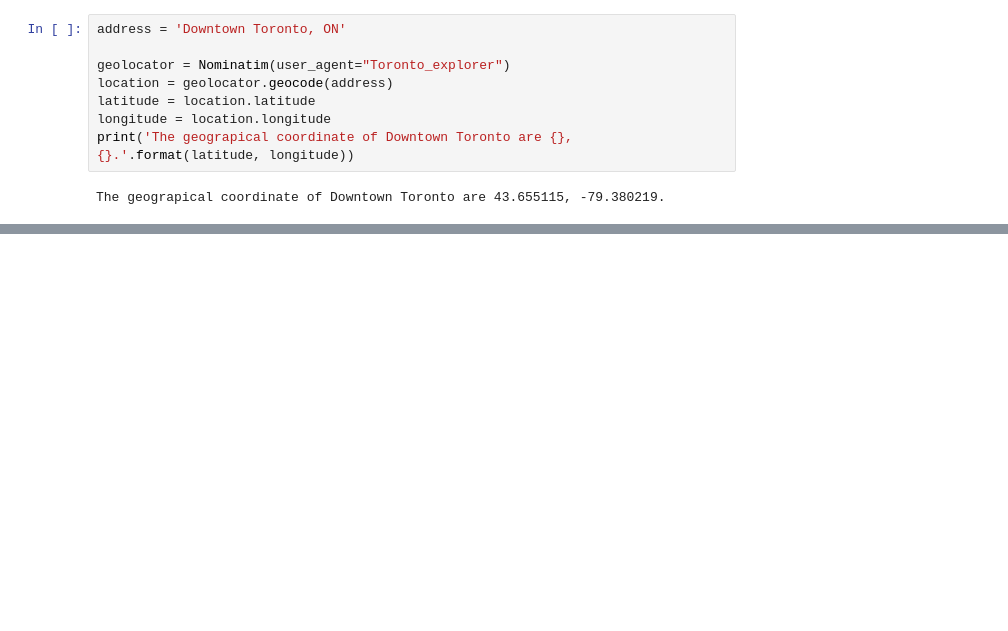
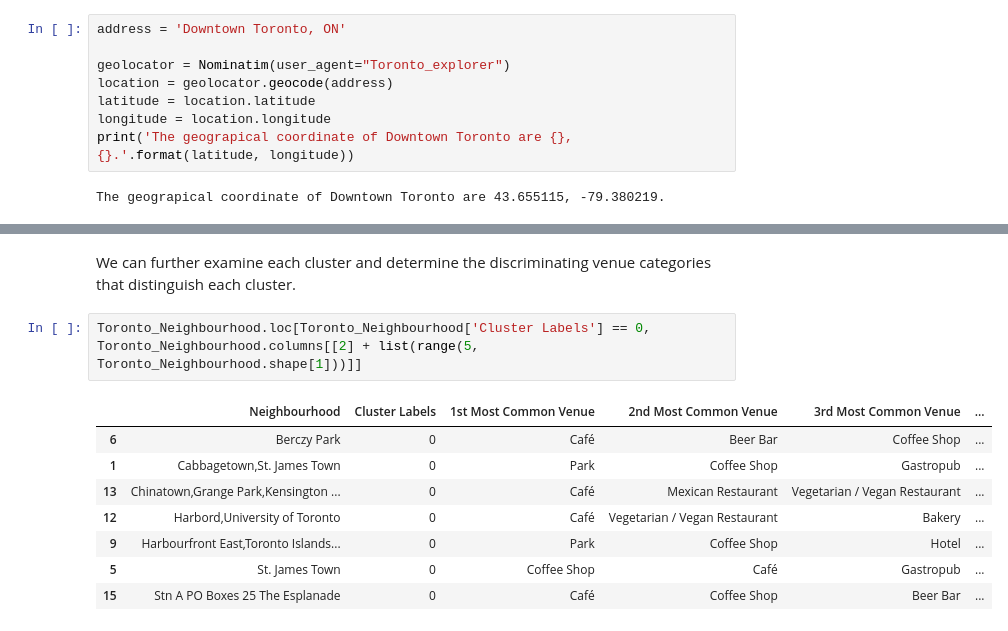
Before and after one commit to HodaMYoung/CapstonProject, a Jupyter notebook: Week3_Problem3.ipynb, the cells around one changed output, grey strips where cells are left out. Saved outputs shown, nothing was run; the diff lists cells and outputs as text; blank space fills up the shorter version.

```diff
--- a/Week3_Problem3.ipynb
+++ b/Week3_Problem3.ipynb
@@ -479,3 +479,16 @@ for lat, lon, poi, cluster in zip(Toronto_Neighbourhood['Latitude'], Toronto_Nei
 map_clusters
 # %% [output]
 [interactive output not drawn]
+# %% [markdown]
+We can further examine each cluster and determine the discriminating venue categories that distinguish each cluster.
+# %%
+Toronto_Neighbourhood.loc[Toronto_Neighbourhood['Cluster Labels'] == 0, Toronto_Neighbourhood.columns[[2] + list(range(5, Toronto_Neighbourhood.shape[1]))]]
+# %% [output]
+|  | Neighbourhood | Cluster Labels | 1st Most Common Venue | 2nd Most Common Venue | 3rd Most Common Venue | ... |
+| 6 | Berczy Park | 0 | Café | Beer Bar | Coffee Shop | ... |
+| 1 | Cabbagetown,St. James Town | 0 | Park | Coffee Shop | Gastropub | ... |
+| 13 | Chinatown,Grange Park,Kensington ... | 0 | Café | Mexican Restaurant | Vegetarian / Vegan Restaurant | ... |
+| 12 | Harbord,University of Toronto | 0 | Café | Vegetarian / Vegan Restaurant | Bakery | ... |
+| 9 | Harbourfront East,Toronto Islands... | 0 | Park | Coffee Shop | Hotel | ... |
+| 5 | St. James Town | 0 | Coffee Shop | Café | Gastropub | ... |
+| 15 | Stn A PO Boxes 25 The Esplanade | 0 | Café | Coffee Shop | Beer Bar | ... |
```
Also changed, not shown: parts of 4 cells of this notebook.
